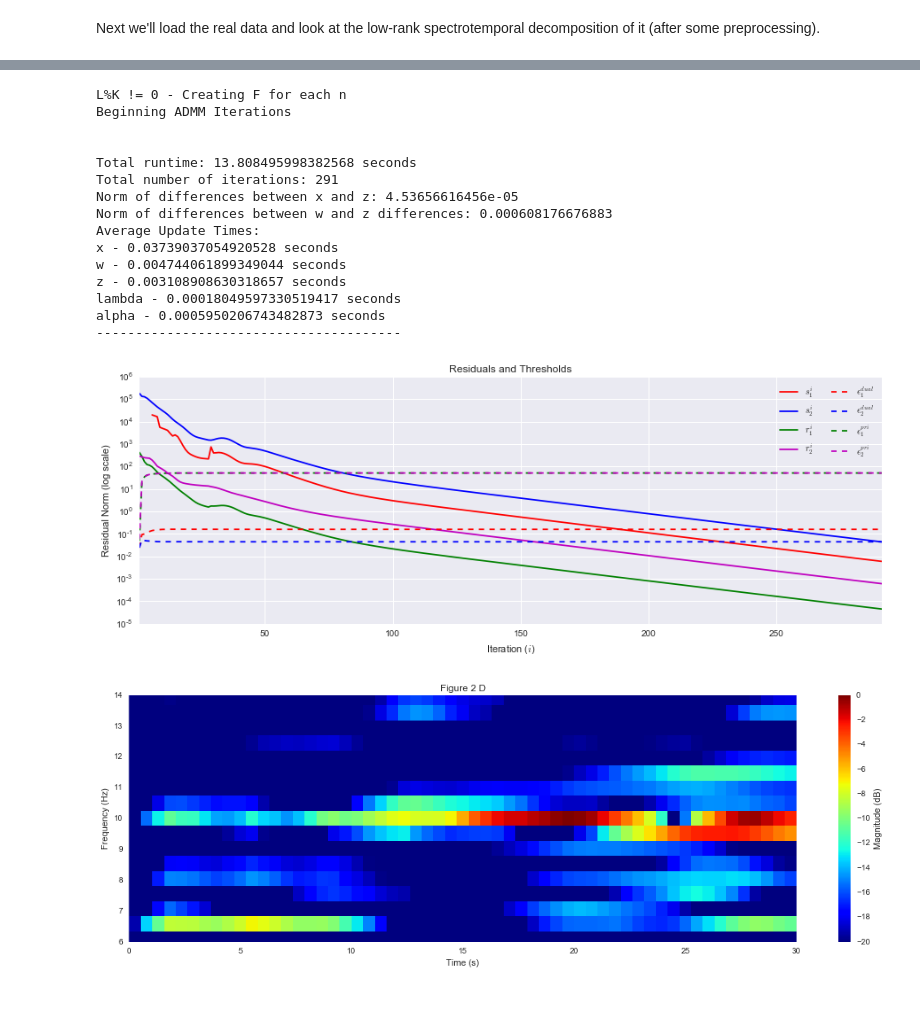
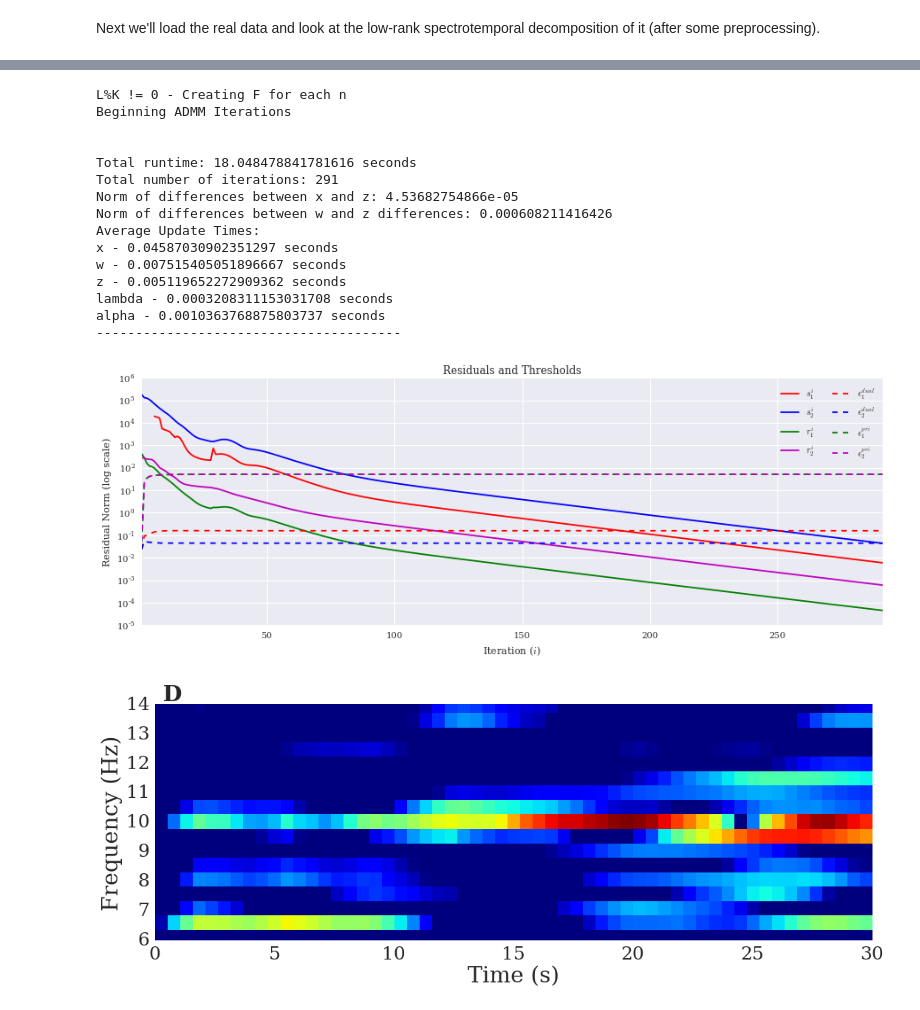
Before and after one commit to gabeschamberg/nonmarkov-timeseries-estimation, a Jupyter notebook: notebooks/spectrotemporal_decompositions.ipynb, the cells around one changed output, grey strips where cells are left out. Cells and saved outputs as stored; diff of their text form; code cells hidden in the pictures.

```diff
--- a/notebooks/spectrotemporal_decompositions.ipynb
+++ b/notebooks/spectrotemporal_decompositions.ipynb
@@ -11,6 +11,7 @@ from matplotlib import mlab
 import seaborn as sns
 sns.set(rc={'image.cmap': 'jet'})
 %matplotlib inline
+plt.rc('font', family='serif')
 
 import matplotlib
 
@@ -25,6 +26,9 @@ from spec_temp import lrsd, spec_pursuit
 # Temporary to avoid the "if self._edgecolors == str('face')" FutureWarning
 import warnings
 warnings.filterwarnings('ignore')
+
+save_figs = True
+fig_dir = './'
 # %% [markdown]
 Next we'll generate the signal on which to perform spectral analysis. Specifically, the signal is given by:
 
@@ -170,28 +188,32 @@ L%K != 0 - Creating F for each n
 Beginning ADMM Iterations
 
 
-Total runtime: 13.808495998382568 seconds
+Total runtime: 18.048478841781616 seconds
 Total number of iterations: 291
-Norm of differences between x and z: 4.53656616456e-05
-Norm of differences between w and z differences: 0.000608176676883
+Norm of differences between x and z: 4.53682754866e-05
+Norm of differences between w and z differences: 0.000608211416426
 Average Update Times:
-x - 0.03739037054920528 seconds
-w - 0.004744061899349044 seconds
-z - 0.003108908630318657 seconds
-lambda - 0.00018049597330519417 seconds
-alpha - 0.0005950206743482873 seconds
+x - 0.04587030902351297 seconds
+w - 0.007515405051896667 seconds
+z - 0.005119652272909362 seconds
+lambda - 0.0003208311153031708 seconds
+alpha - 0.0010363768875803737 seconds
 ---------------------------------------
-[figure, old version]
+[figure, new version]
 # %%
-fig, ax = plt.subplots(figsize=(15,5))
-im1 = ax.imshow(coeffs_mag,vmin=-20,vmax=0,origin='lower',extent=[0,len(signal)//fs,0,fs//2],aspect='auto',interpolation='none')
+fig, ax = plt.subplots(figsize=(15,6))
+im1 = ax.imshow(coeffs_mag,vmin=-20,vmax=0,origin='lower',extent=[0,len(signal)//fs,0,fs//2],aspect='auto',interpolation='nearest')
 ax.axis('tight')
 ax.set_ylim([6,14]);
-ax.set_ylabel('Frequency (Hz)')
-ax.set_xlabel('Time (s)')
-cb = plt.colorbar(im1,label="Magnitude (dB)")
-ax.grid('off');
+ax.set_ylabel('Frequency (Hz)',fontsize=30)
+ax.set_xlabel('Time (s)',fontsize=30)
+ax.grid('off')
+ax.tick_params(axis='both', which='major', labelsize=25)
+
+plt.title(' D',loc='left',fontsize=30,weight='bold')
+
 plt.tight_layout()
-plt.title("Figure 2 D");
+if save_figs: plt.savefig(fig_dir + 'eeg_lrsd.eps', format='eps', dpi=200)
+plt.show()
 # %% [output]
-[figure, old version]
+[figure, new version]
```
Also changed, not shown: parts of 6 cells of this notebook, 1 other file.
